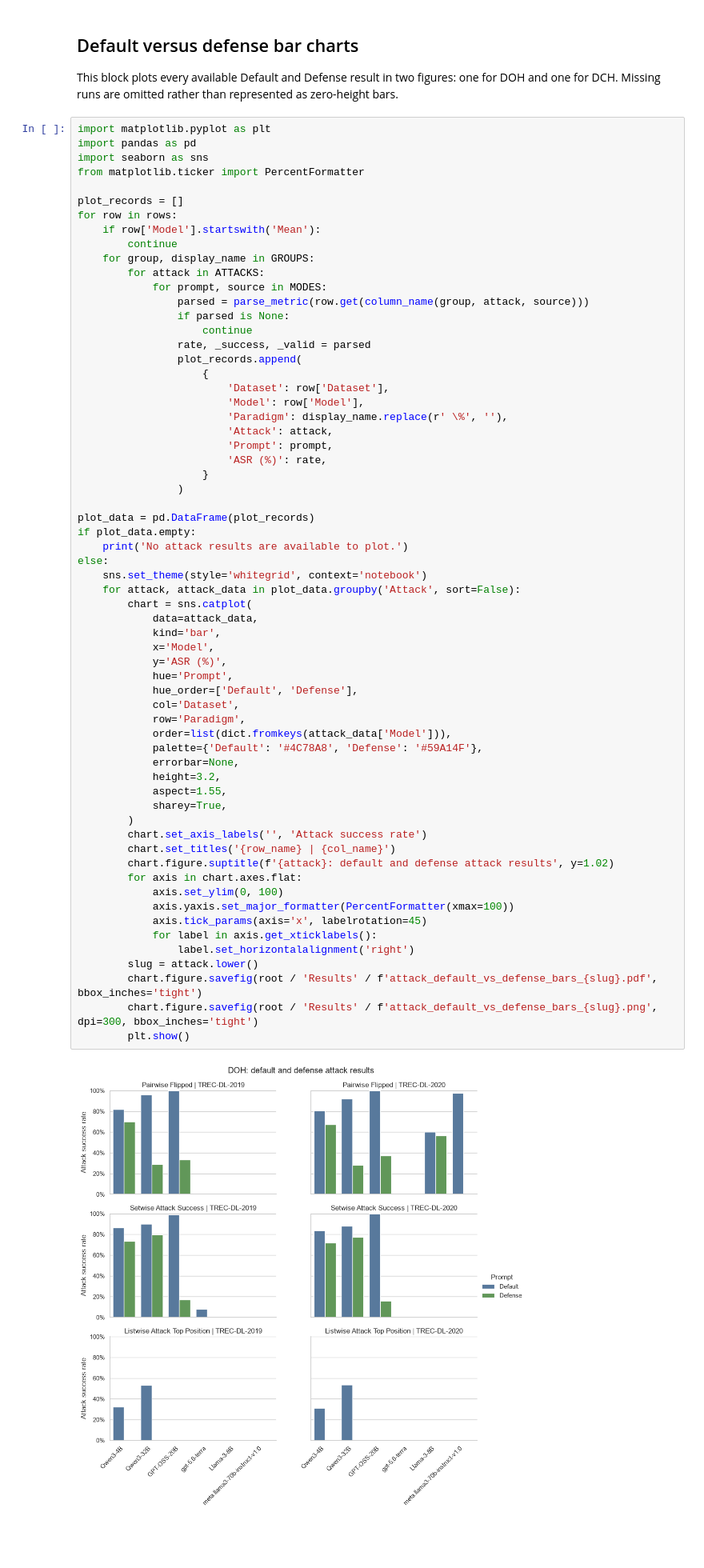
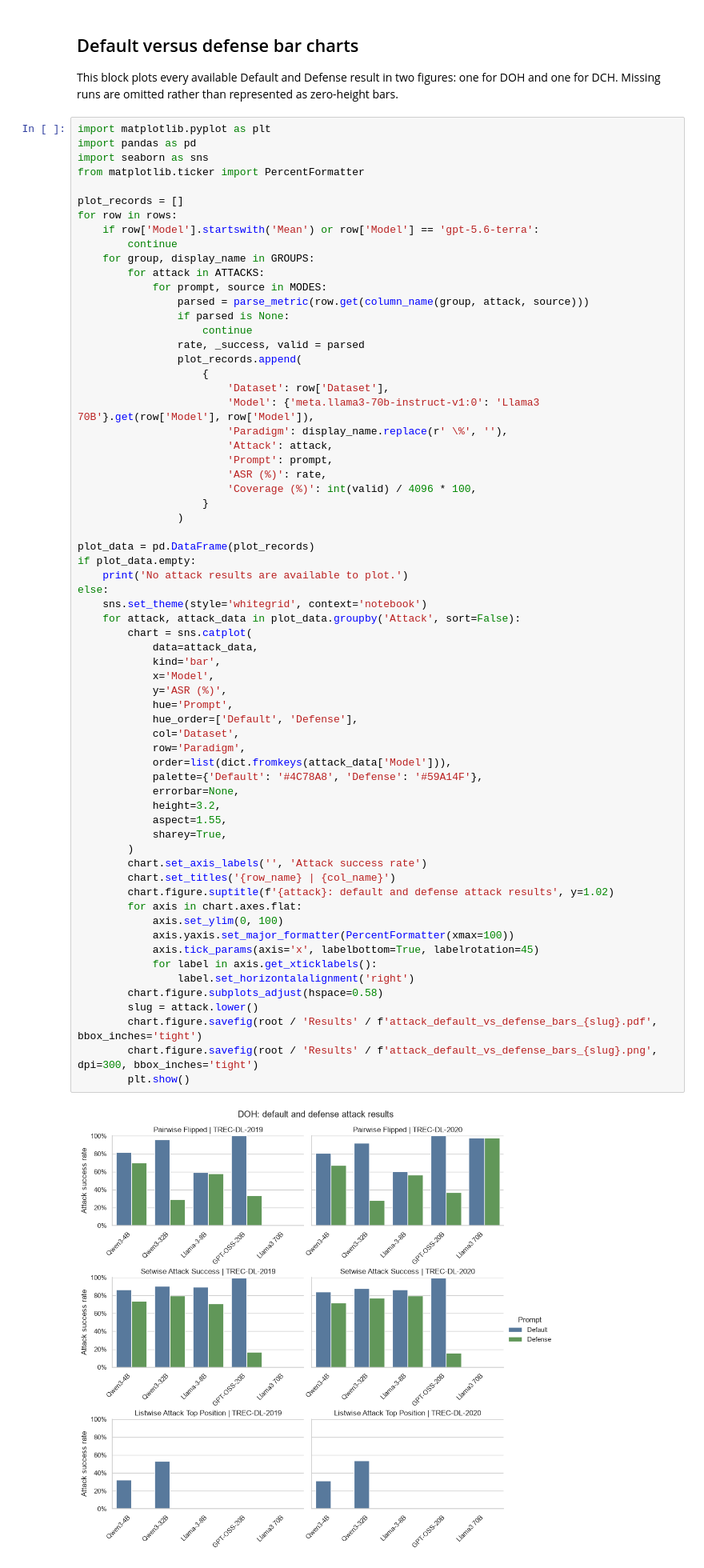
Before and after one commit to kaisergrimlock/LLM-Ranker-Attack, a Jupyter notebook: Results/attack_table_latex.ipynb, the cells around one changed output. Shown at 80% size. Cells and saved outputs as stored; diff of their text form; blank space fills up the shorter version.

```diff
--- a/Results/attack_table_latex.ipynb
+++ b/Results/attack_table_latex.ipynb
@@ -200,7 +200,7 @@ from matplotlib.ticker import PercentFormatter
 
 plot_records = []
 for row in rows:
-    if row['Model'].startswith('Mean'):
+    if row['Model'].startswith('Mean') or row['Model'] == 'gpt-5.6-terra':
         continue
     for group, display_name in GROUPS:
         for attack in ATTACKS:
@@ -208,15 +208,16 @@ for row in rows:
                 parsed = parse_metric(row.get(column_name(group, attack, source)))
                 if parsed is None:
                     continue
-                rate, _success, _valid = parsed
+                rate, _success, valid = parsed
                 plot_records.append(
                     {
                         'Dataset': row['Dataset'],
-                        'Model': row['Model'],
+                        'Model': {'meta.llama3-70b-instruct-v1:0': 'Llama3 70B'}.get(row['Model'], row['Model']),
                         'Paradigm': display_name.replace(r' \%', ''),
                         'Attack': attack,
                         'Prompt': prompt,
                         'ASR (%)': rate,
+                        'Coverage (%)': int(valid) / 4096 * 100,
                     }
                 )
 
@@ -228,32 +229,33 @@ else:
     for attack, attack_data in plot_data.groupby('Attack', sort=False):
         chart = sns.catplot(
             data=attack_data,
             kind='bar',
             x='Model',
             y='ASR (%)',
             hue='Prompt',
             hue_order=['Default', 'Defense'],
             col='Dataset',
             row='Paradigm',
             order=list(dict.fromkeys(attack_data['Model'])),
             palette={'Default': '#4C78A8', 'Defense': '#59A14F'},
             errorbar=None,
             height=3.2,
             aspect=1.55,
             sharey=True,
         )
         chart.set_axis_labels('', 'Attack success rate')
         chart.set_titles('{row_name} | {col_name}')
         chart.figure.suptitle(f'{attack}: default and defense attack results', y=1.02)
         for axis in chart.axes.flat:
             axis.set_ylim(0, 100)
             axis.yaxis.set_major_formatter(PercentFormatter(xmax=100))
-            axis.tick_params(axis='x', labelrotation=45)
+            axis.tick_params(axis='x', labelbottom=True, labelrotation=45)
             for label in axis.get_xticklabels():
                 label.set_horizontalalignment('right')
+        chart.figure.subplots_adjust(hspace=0.58)
         slug = attack.lower()
         chart.figure.savefig(root / 'Results' / f'attack_default_vs_defense_bars_{slug}.pdf', bbox_inches='tight')
         chart.figure.savefig(root / 'Results' / f'attack_default_vs_defense_bars_{slug}.png', dpi=300, bbox_inches='tight')
         plt.show()
 # %% [output]
-[figure, old version]
+[figure, new version]
```
Also changed, not shown: parts of 4 cells of this notebook, 45 other files.
